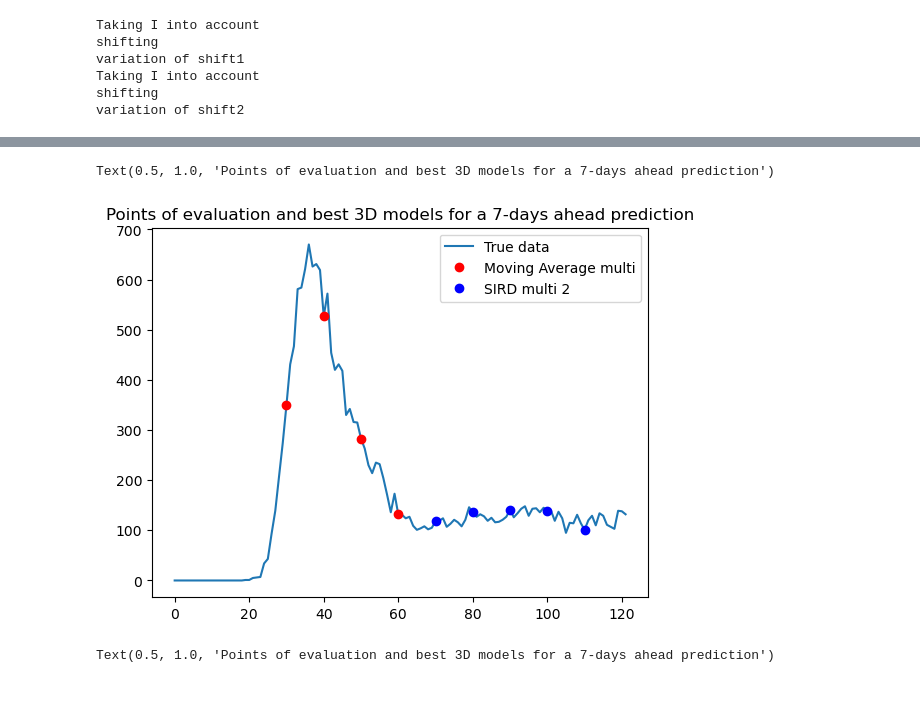
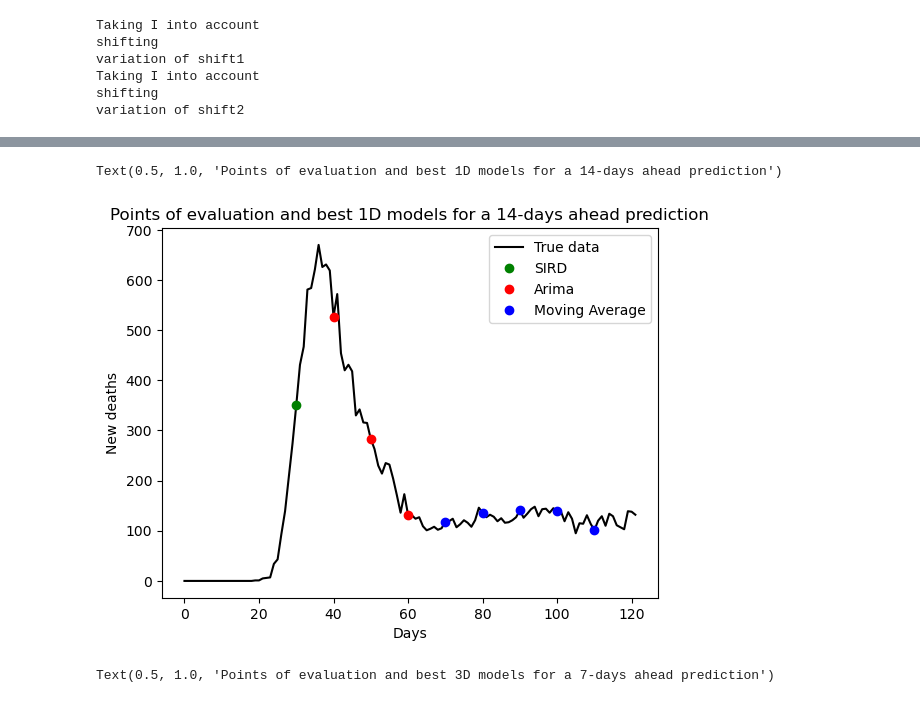
Before and after one commit to gregoirebechade/covid_internship, a Jupyter notebook: 07_global_evaluation_of_the_models.ipynb, the cells around one changed output, grey strips where cells are left out. Drawn from its saved outputs; the diff is of its cells as text; code cells hidden in the pictures.

```diff
--- a/07_global_evaluation_of_the_models.ipynb
+++ b/07_global_evaluation_of_the_models.ipynb
@@ -144,12 +262,16 @@ dict_keys(['[30]', '[40]', '[50]', '[60]', '[70]', '[80]', '[90]', '[100]', '[11
 # %%
-plt.plot(new_deaths, label='True data')
-plt.plot([30, 40, 50, 60], new_deaths[[30, 40, 50, 60]], 'ro', label='Moving Average multi')
-plt.plot( [70, 80, 90, 100, 110], new_deaths[ [70, 80,90, 100,  110]], 'bo', label= 'SIRD multi 2')
+plt.plot(new_deaths, label='True data', c='black')
+plt.plot([30], new_deaths[[30]], 'go', label= 'SIRD')
+
+plt.plot([ 40, 50, 60], new_deaths[[ 40, 50, 60]], 'ro', label='Arima')
+plt.plot( [70, 80, 90, 100,   110], new_deaths[ [70, 80, 90, 100,  110]], 'bo', label= 'Moving Average')
 plt.legend()
-plt.title('Points of evaluation and best 3D models for a 7-days ahead prediction')
+plt.xlabel('Days')
+plt.ylabel('New deaths')
+plt.title('Points of evaluation and best 1D models for a 14-days ahead prediction')
 # %% [output]
-Text(0.5, 1.0, 'Points of evaluation and best 3D models for a 7-days ahead prediction')
+Text(0.5, 1.0, 'Points of evaluation and best 1D models for a 14-days ahead prediction')
-[figure, old version]
+[figure, new version]
 # %%
 plt.plot(new_deaths, label='True data')
 plt.plot([30, 40], new_deaths[[30, 40]], 'bo', label='SIRD multi 2')
```
Also changed, not shown: parts of 11 cells of this notebook, 7 other files.
